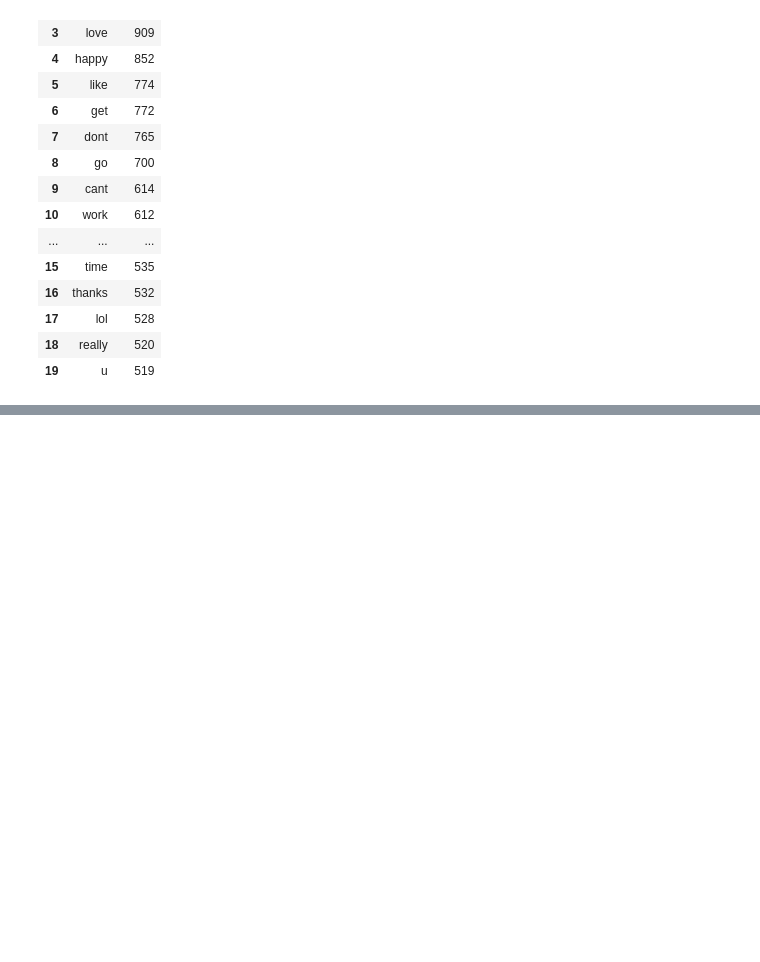
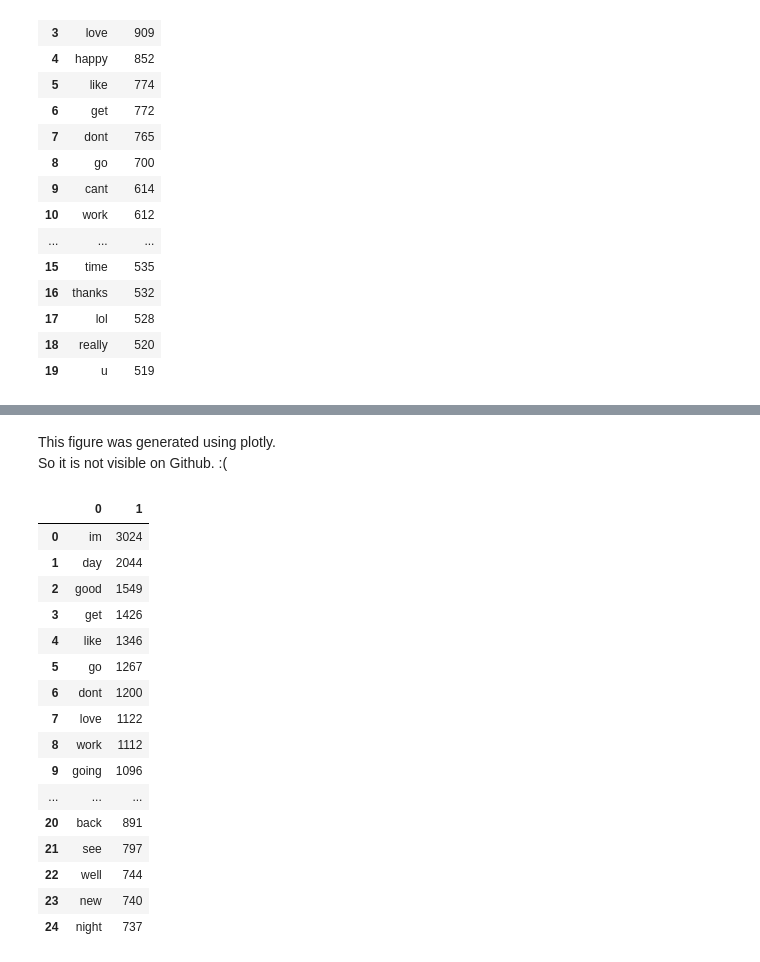
Before and after one commit to NanoPyro/prec_class, a Jupyter notebook: Midterm_Project.ipynb, the cells around one changed output, grey strips where cells are left out. Drawn from its saved outputs; the diff is of its cells as text; code cells hidden in the pictures; blank space fills up the shorter version.

```diff
--- a/Midterm_Project.ipynb
+++ b/Midterm_Project.ipynb
@@ -383,3 +382,31 @@ fig = px.treemap(common, path=['word'], values='count', title='Most Common Words
 fig.show()
 # %% [output]
 [interactive output not drawn]
+# %% [markdown]
+This figure was generated using plotly.
+So it is not visible on Github. :(
+# %%
+temp_lst = train['text'].apply(lambda x: str(x).split())
+temp_lst = temp_lst.apply(lambda x: rmv_stopword(x))
+
+cnt2 = Counter([wrd for lst in temp_lst for wrd in lst])
+common2 = pd.DataFrame(cnt2.most_common(25))
+common2
+# %% [output]
+|  | 0 | 1 |
+| 0 | im | 3024 |
+| 1 | day | 2044 |
+| 2 | good | 1549 |
+| 3 | get | 1426 |
+| 4 | like | 1346 |
+| 5 | go | 1267 |
+| 6 | dont | 1200 |
+| 7 | love | 1122 |
+| 8 | work | 1112 |
+| 9 | going | 1096 |
+| ... | ... | ... |
+| 20 | back | 891 |
+| 21 | see | 797 |
+| 22 | well | 744 |
+| 23 | new | 740 |
+| 24 | night | 737 |
```
Also changed, not shown: parts of 25 cells of this notebook.
